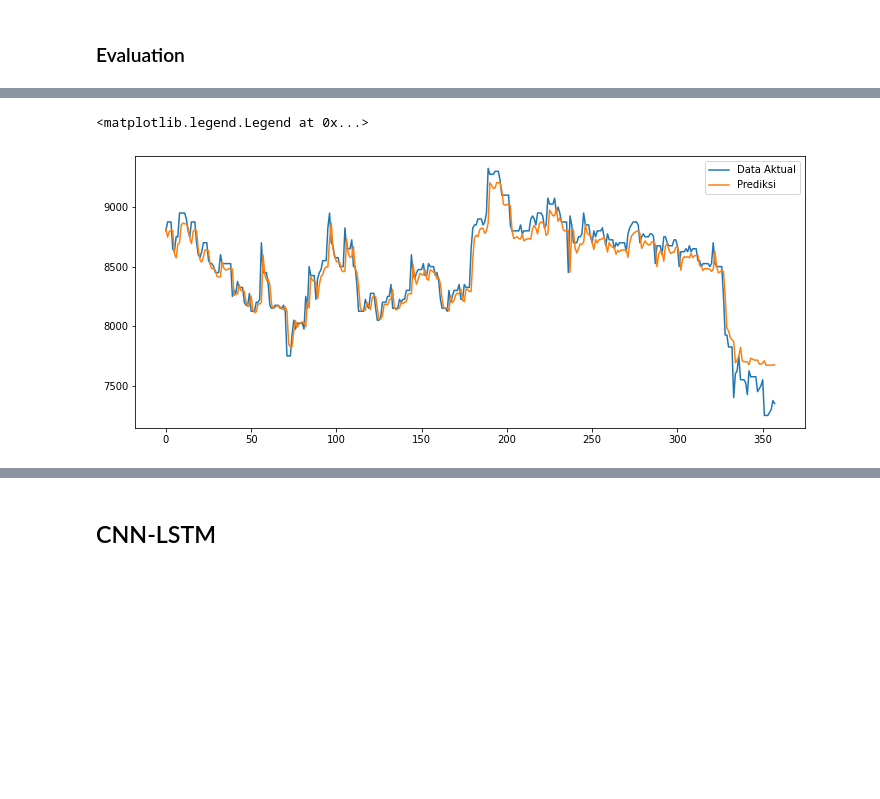
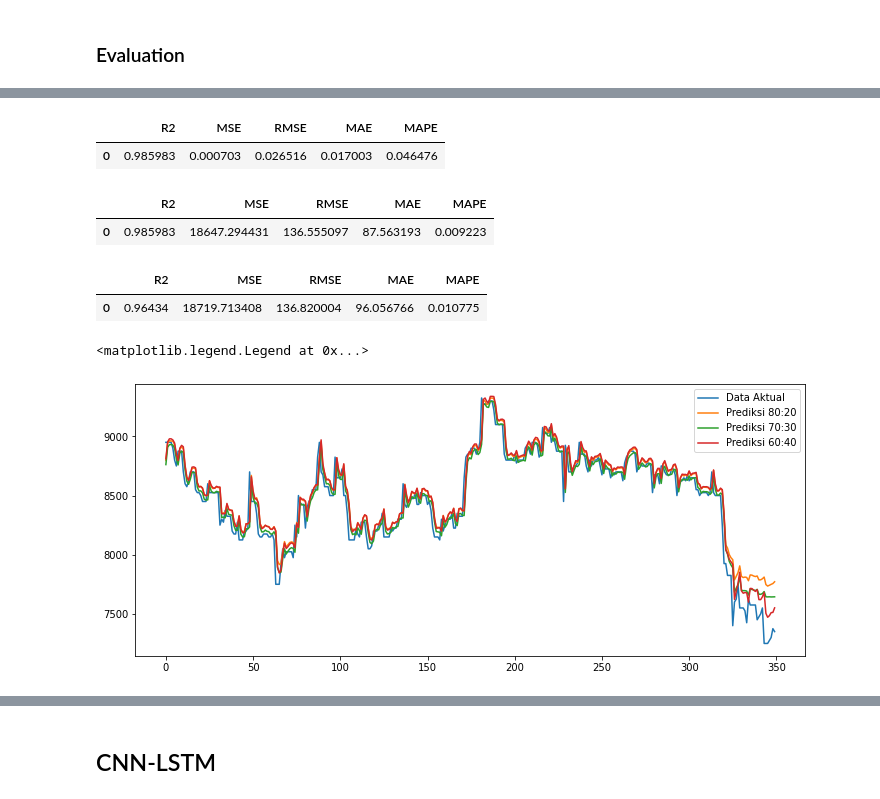
Before and after one commit to IrfanChairurrachman/bachelor-thesis, a Jupyter notebook: TA.ipynb, the cells around one changed output, grey strips where cells are left out. Saved outputs shown, nothing was run; the diff lists cells and outputs as text; code cells hidden in the pictures; blank space fills up the shorter version.

```diff
--- a/TA.ipynb
+++ b/TA.ipynb
@@ -674,0 +1011,3 @@ metrics_evaluation_regression(test_y[0], test_predict)
+# %%
+train_predict_70 = lstm7030.predict(X_train_70)
+test_predict_30 = lstm7030.predict(X_test_30)
@@ -674,0 +1019,5 @@ metrics_evaluation_regression(test_y[0], test_predict)
+# %%
+train_predict_70 = scaler.inverse_transform(train_predict_70)
+train_y_70 = scaler.inverse_transform([y_train_70])
+test_predict_30 = scaler.inverse_transform(test_predict_30)
+test_y_30 = scaler.inverse_transform([y_test_30])
@@ -675,8 +1036,33 @@ metrics_evaluation_regression(test_y[0], test_predict)
+# %%
+train_predict_60 = lstm6040.predict(X_train_60)
+test_predict_40 = lstm6040.predict(X_test_40)
+# %%
+metrics_evaluation_regression(y_train_60, train_predict_60)
+# %% [output]
+|  | R2 | MSE | RMSE | MAE | MAPE |
+| 0 | 0.985983 | 0.000703 | 0.026516 | 0.017003 | 0.046476 |
+# %%
+train_predict_60 = scaler.inverse_transform(train_predict_60)
+train_y_60 = scaler.inverse_transform([y_train_60])
+test_predict_40 = scaler.inverse_transform(test_predict_40)
+test_y_40 = scaler.inverse_transform([y_test_40])
+# %%
+metrics_evaluation_regression(train_y_60[0], train_predict_60)
+# %% [output]
+|  | R2 | MSE | RMSE | MAE | MAPE |
+| 0 | 0.985983 | 18647.294431 | 136.555097 | 87.563193 | 0.009223 |
+# %%
+metrics_evaluation_regression(test_y_40[0], test_predict_40)
+# %% [output]
+|  | R2 | MSE | RMSE | MAE | MAPE |
+| 0 | 0.96434 | 18719.713408 | 136.820004 | 96.056766 | 0.010775 |
 # %%
 plt.figure(figsize=(12,5))
-plt.plot(test_y[0])
-plt.plot(test_predict)
-plt.legend(['Data Aktual', 'Prediksi'])
+plt.plot(test_y[0][-350:])
+plt.plot(test_predict[-350:])
+plt.plot(test_predict_30[-350:])
+plt.plot(test_predict_40[-350:])
+plt.legend(['Data Aktual', 'Prediksi 80:20', 'Prediksi 70:30', 'Prediksi 60:40'])
 # %% [output]
 <matplotlib.legend.Legend at 0x...>
-[figure, old version]
+[figure, new version]
```
Also changed, not shown: parts of 186 cells of this notebook, 3 other files.
